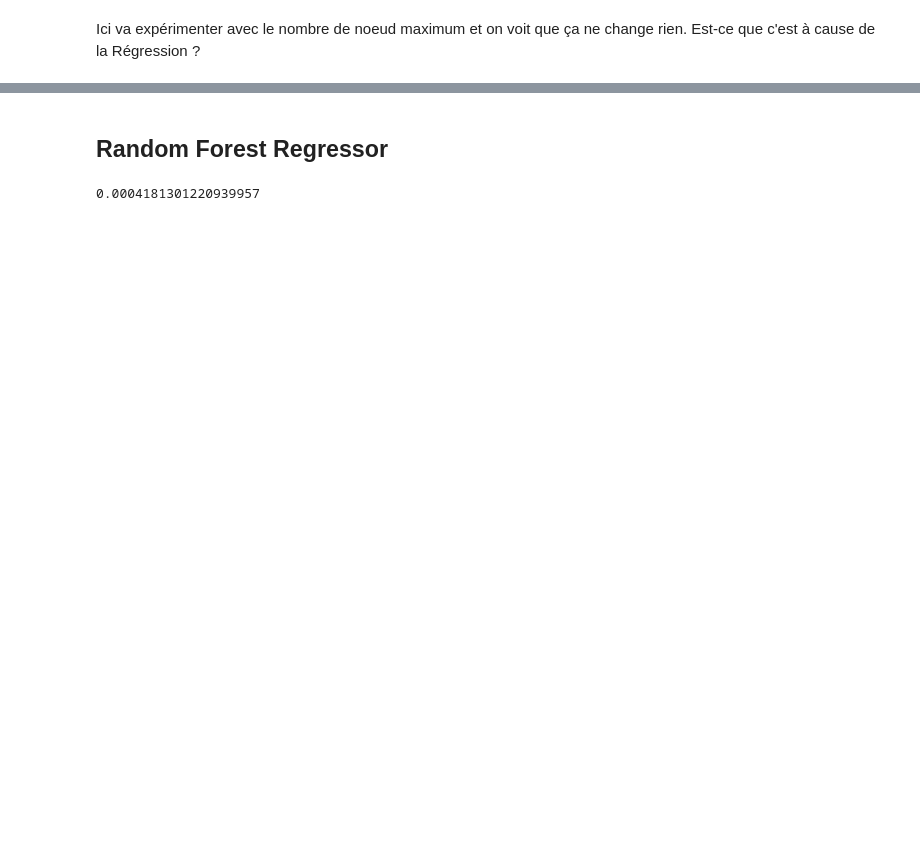
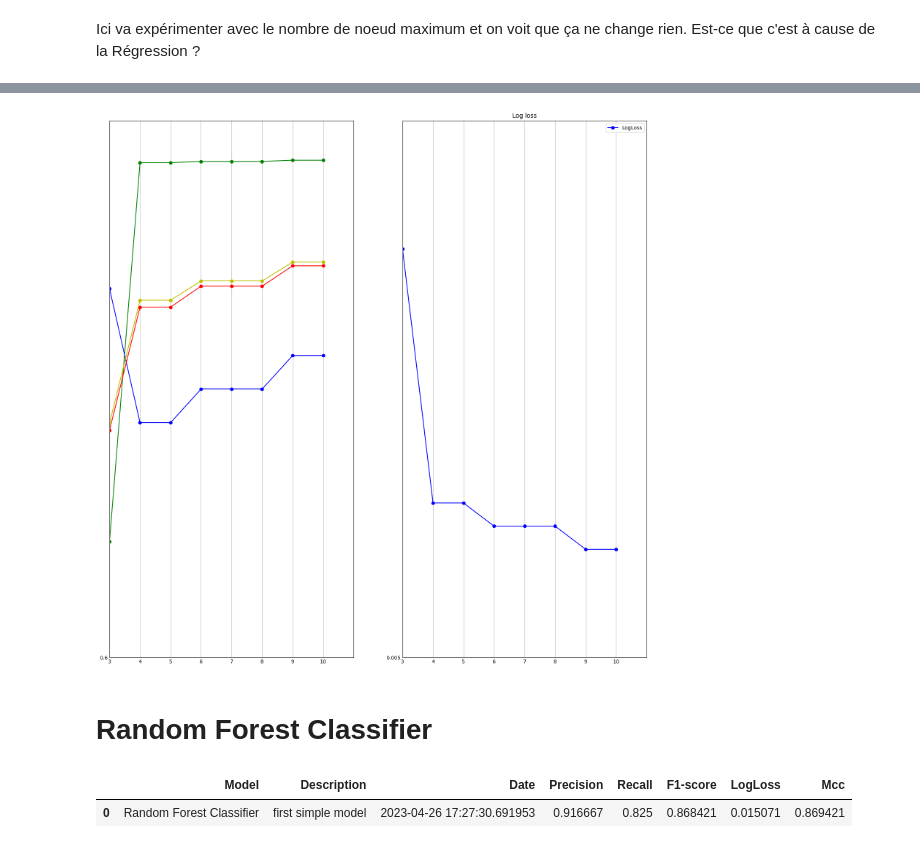
Before and after one commit to SarahLiettefti/AI5L_AILab_FraudDetection, a Jupyter notebook: FirstModels.ipynb, the cells around one changed output, grey strips where cells are left out. Saved outputs shown, nothing was run; the diff lists cells and outputs as text; code cells hidden in the pictures; blank space fills up the shorter version.

```diff
--- a/FirstModels.ipynb
+++ b/FirstModels.ipynb
@@ -169,10 +124,39 @@ df_with_res.Predictions[(df_with_res["Predictions"] > 0 )& (df_with_res["Predict
+# %%
+import numpy as np
+import matplotlib.pyplot as plt
+
+
+x = [3, 4, 5, 6, 7, 8, 9, 10]
+y1 = results.Precision.values
+y2 = results.Recall.values
+y3 = results["F1-score"].values
+y4 = results.LogLoss.values
+y5 = results.Mcc.values
+
+figure, (ax1, ax2) = plt.subplots(1, 2, figsize=(15, 15))
+ax1.plot(x, y1, 'g-o', label = "Precision")
+ax1.plot(x, y2, 'b-o', label = "Recall")
+ax1.plot(x, y3, 'r-o', label = "F1-score")
+ax2.plot(x, y4, 'b-o', label = "LogLoss")
+ax1.plot(x, y5, 'y-o', label = "Mcc")
+plt.legend()
+
+ax1.set(xlim=(3, 11), xticks=np.arange(3, 11), ylim=(0.6, 1), yticks=np.arange(0.6, 1))
+ax2.set(xlim=(3, 11), xticks=np.arange(3, 11), ylim=(0.005, 0.04), yticks=np.arange(0.005, 0.04))
+ax2.set_title('Log loss')
+
+plt.legend()
+plt.show()
+# %% [output]
+[figure, added]
 # %% [markdown]
-## Random Forest Regressor
+# Random Forest Classifier
 # %%
-forest_model = RandomForestClassifier(random_state=1)
-forest_model.fit(train_X1, train_y1)
-preds = forest_model.predict(val_X1)
-print(mean_absolute_error(val_y1, preds))
+first_model_forest = RandomForestClassifier(random_state=1)
+first_model_forest.fit(train_X, train_y)
+first_model_forest_predicted = first_model_forest.predict(val_X)
+report(val_y, first_model_forest_predicted, "Random Forest Classifier", "first simple model", csvw = True)
 # %% [output]
-0.0004181301220939957
+|  | Model | Description | Date | Precision | Recall | F1-score | LogLoss | Mcc |
+| 0 | Random Forest Classifier | first simple model | 2023-04-26 17:27:30.691953 | 0.916667 | 0.825 | 0.868421 | 0.015071 | 0.869421 |
 # %%
```
Also changed, not shown: parts of 16 cells of this notebook, 3 other files.
